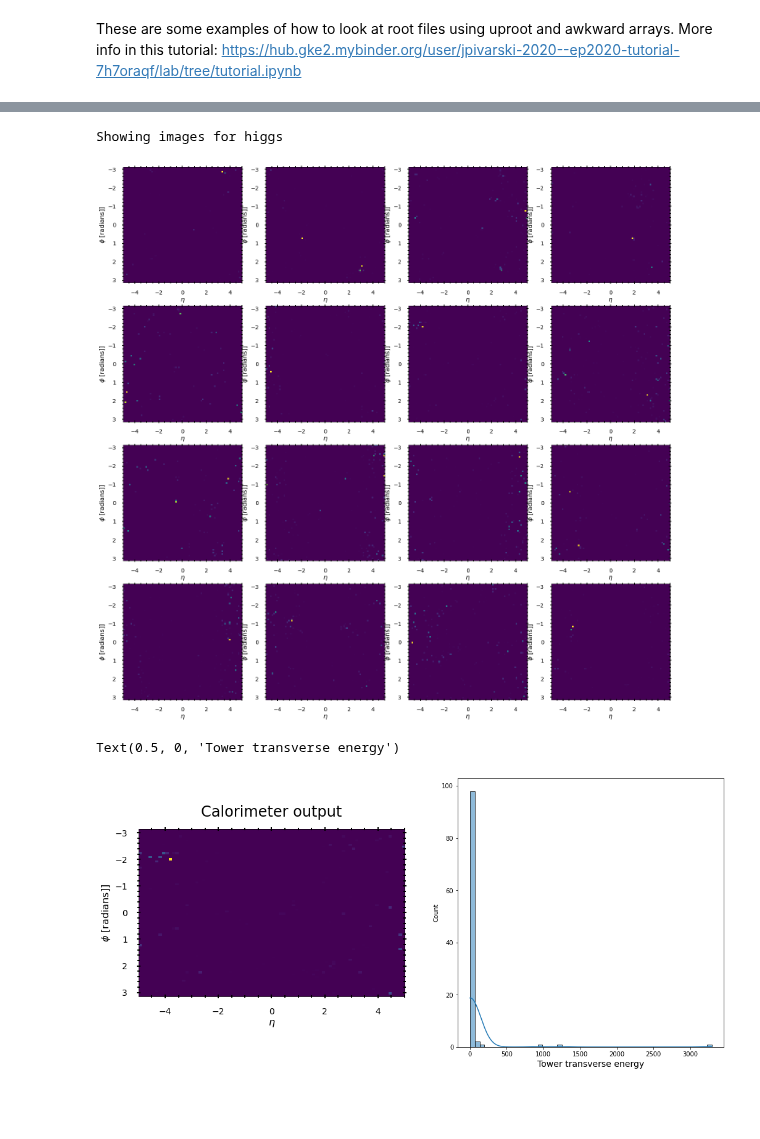
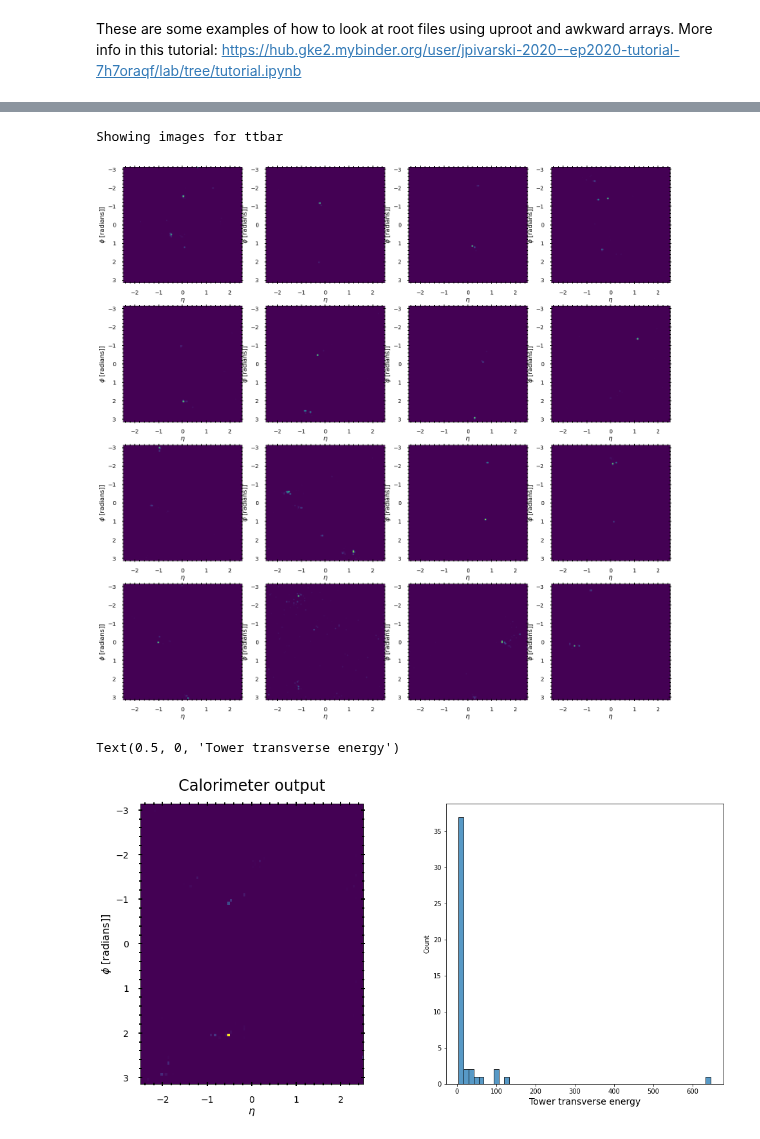
Before and after one commit to choisant/imcalML, a Jupyter notebook: notebooks/analyze_delphes_file.ipynb, the cells around one changed output, grey strips where cells are left out. Saved outputs shown, nothing was run; the diff lists cells and outputs as text; code cells hidden in the pictures; blank space fills up the shorter version.

```diff
--- a/notebooks/analyze_delphes_file.ipynb
+++ b/notebooks/analyze_delphes_file.ipynb
@@ -9,7 +9,7 @@ from fast_histogram import histogram2d
 # %%
 #/disk/atlas3/data_MC/ATLASOpen/jets/part1.root
 #/disk/atlas3/data_MC/delphes/ttbar_13TeV_taus_1000events.root:Delphes #PYTHIA ttbar
-#/disk/atlas3/data_MC/delphes/ttbar_40_120_20_1000events.root:Delphes
+#/disk/atlas3/data_MC/delphes/ttbar_13TeV_pTmin650_1000events.root:Delphes
 #/disk/atlas3/data_MC/delphes/directW_13TeV_taus_100_40_1000events.root:Delphes
 #/disk/atlas3/data_MC/delphes/directW_13TeV_taus_100_1000events.root:Delphes"
 #/disk/atlas3/data_MC/delphes/higgs_13TeV_taus_1000events.root:Delphes
@@ -17,8 +17,10 @@ from fast_histogram import histogram2d
 #/disk/atlas3/data_MC/delphes/black_holes_1000events.root:Delphes #Hewig black holes
 
 data_paths = ["/disk/atlas3/data_MC/delphes/black_holes_1000events.root:Delphes",
-            "/disk/atlas3/data_MC/delphes/higgs_13TeV_taus_1000events.root:Delphes"]
-labels = ["black_holes", "higgs"]
+            "/disk/atlas3/data_MC/delphes/ttbar_13TeV_pTmin1000_1000events.root:Delphes",
+            "/disk/atlas3/data_MC/delphes/sphalerons.root:Delphes"]
+labels = ["black holes", "ttbar", "spahlerons"]
+N_events = 1000
 # %% [markdown]
 These are some examples of how to look at root files using uproot and awkward arrays. More info in this tutorial:
 https://hub.gke2.mybinder.org/user/jpivarski-2020--ep2020-tutorial-7h7oraqf/lab/tree/tutorial.ipynb
@@ -194,20 +320,20 @@ Text(0.5, 1.0, 'Highest Ehad deposit')
 # %%
 #energy distribution
 fig, ax = plt.subplots(ncols=3, figsize=(20,6))
-sn.scatterplot(x=ET_energy[0], y=ET_eta[0], ax = ax[0], label=labels[0])
-sn.scatterplot(x=ET_energy[1], y=ET_eta[1], ax = ax[0], label=labels[1])
+for i in range (len(labels)):
+    sn.scatterplot(x=ET_energy[i], y=ET_eta[i], ax = ax[0], label=labels[i])
 ax[0].set_xlabel("Energy [GeV]")
 ax[0].set_ylabel("Eta [pseudorapidity]")
 ax[0].set_title("Highest ET")
 
-sn.scatterplot(x=Eem_energy[0], y=Eem_eta[0], ax = ax[1], label=labels[0])
-sn.scatterplot(x=Eem_energy[1], y=Eem_eta[1], ax = ax[1], label=labels[1])
+for i in range (len(labels)):
+    sn.scatterplot(x=Eem_energy[i], y=Eem_eta[i], ax = ax[1], label=labels[i])
 ax[1].set_xlabel("Energy [GeV]")
 ax[1].set_ylabel("Eta [pseudorapidity]")
 ax[1].set_title("Highest Eem")
 
-sn.scatterplot(x=Ehad_energy[0], y=Ehad_eta[0], ax = ax[2], label=labels[0])
-sn.scatterplot(x=Ehad_energy[1], y=Ehad_eta[1], ax = ax[2], label=labels[1])
+for i in range (len(labels)):
+    sn.scatterplot(x=Ehad_energy[i], y=Ehad_eta[i], ax = ax[2], label=labels[i])
 ax[2].set_xlabel("Energy [GeV]")
 ax[2].set_ylabel("Eta [pseudorapidity]")
 ax[2].set_title("Highest Ehad")
@@ -247,7 +373,7 @@ Showing images for black_holes
 # %%
 #Converting to images
 MAX_EVENTS = 100
-RESOLUTION = 80
+RESOLUTION = 100
 
 def create_histograms(x, y, z):
     max_available_events = len(x)
@@ -256,7 +382,7 @@ def create_histograms(x, y, z):
     else: max_events = MAX_EVENTS
 
     Cal = [histogram2d(x[i], y[i],
-            range=[[-np.pi, np.pi], [-5, 5]], bins=RESOLUTION,
+            range=[[-np.pi, np.pi], [-2.5, 2.5]], bins=RESOLUTION,
             weights=z[i])
             for i in range(0, max_events)]
 
@@ -272,27 +398,28 @@ print("Showing images for", label)
 for i in range(4):
     for j in range(4):
         cal_image_plot(axs[i][j])
-        axs[i][j].imshow(hists[images[i][j]], extent=[-5, 5, np.pi, -np.pi], aspect='auto')
+        axs[i][j].imshow(hists[images[i][j]], extent=[-2.5, 2.5, np.pi, -np.pi], aspect='auto')
 # %% [output]
-Showing images for higgs
+Showing images for ttbar
-[figure, old version]
+[figure, new version]
 # %%
-k = 2 #np.random.randint(0, high=len(hists)) #a random image
-ET_list = ak.to_list(clusters[0].ET[k])
+k = np.random.randint(0, high=len(hists)) #a random image
+ET_list = ak.to_list(clusters[1].ET[k])
+ET_list = [item for item in ET_list if item is not None]
 def cal_image_plot(ax):
     ax.set_ylabel(r"$\phi$ [radians]]", fontsize=16)
     ax.set_xlabel(r"$\eta$", fontsize=16)
     ax.set_title("Calorimeter output", fontsize=24, color="black", pad=20)
     ax.tick_params(which="both", direction="inout", top=True, right=True, labelsize=14, pad=15, length=4, width=2)
     ax.tick_params(which="major", length=8)
     ax.tick_params(which="major", length=6)
     ax.minorticks_on()
 
 fig, axs = plt.subplots(nrows = 1, ncols = 2, figsize = (17, 8))
 cal_image_plot(axs[0])
-axs[0].imshow(hists[k], extent=[-5, 5, np.pi, -np.pi], aspect='equal')
-sn.histplot(ET_list, ax = axs[1], bins=50, kde=True, stat="count")
+axs[0].imshow(hists[k], extent=[-2.5, 2.5, np.pi, -np.pi], aspect='equal')
+sn.histplot(ET_list, ax = axs[1], bins=50, binrange=[4, max(ET_list)], stat="count")
 axs[1].set_xlabel("Tower transverse energy", fontsize=14)
 # %% [output]
 Text(0.5, 0, 'Tower transverse energy')
-[figure, old version]
+[figure, new version]
```
Also changed, not shown: parts of 20 cells of this notebook.
